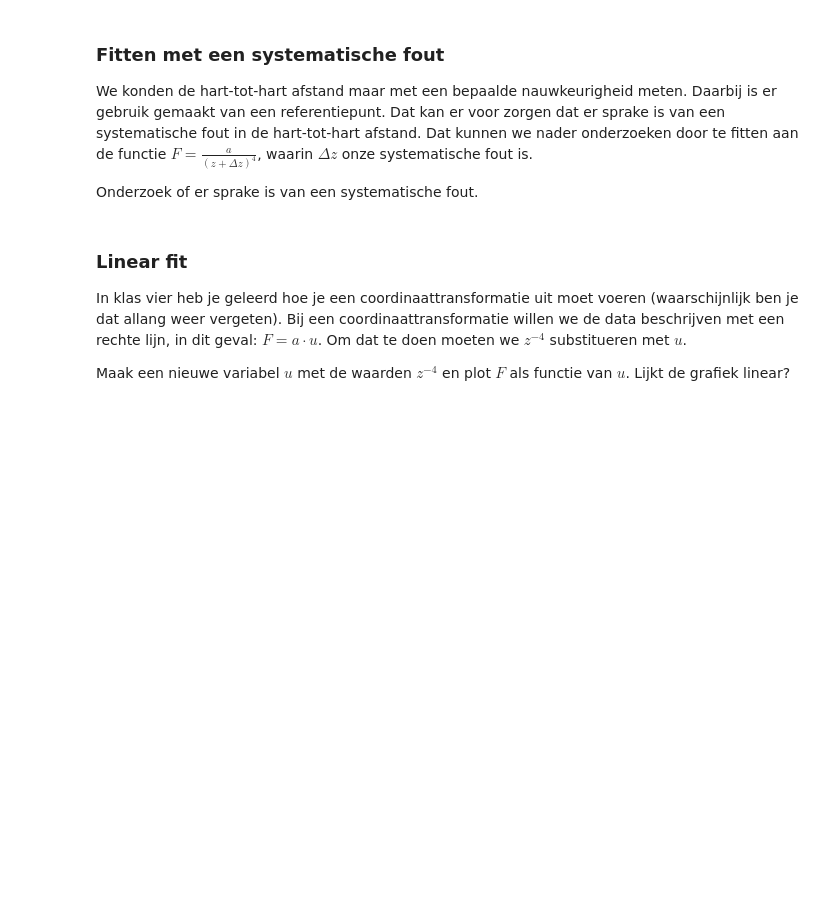
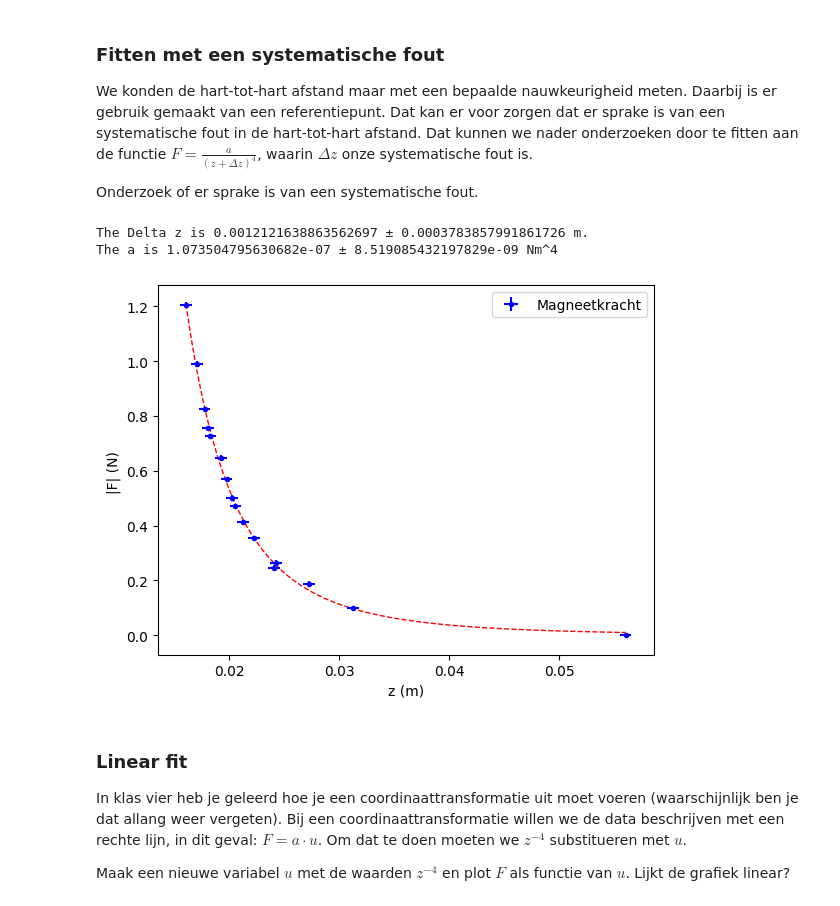
Before and after one commit to Emcrypted-Dev/practicum131023, a Jupyter notebook: IE1_labjournaal_NL.ipynb, the cells around one changed output. Saved outputs shown, nothing was run; the diff lists cells and outputs as text; code cells hidden in the pictures; blank space fills up the shorter version.

```diff
--- a/IE1_labjournaal_NL.ipynb
+++ b/IE1_labjournaal_NL.ipynb
@@ -210,28 +229,32 @@ Onderzoek of er sprake is van een systematische fout.
 # %%
 def funcwitherror(z, dz, a):
     return a / ((z + dz) ** 4)
 
 
 val, cov = curve_fit(funcwitherror, z, F)
 print("The Delta z is", val[0], "\u00B1", np.sqrt(cov[0, 0]), "m.")
 print("The a is", val[1], "\u00B1", np.sqrt(cov[1, 1]), "Nm^4")
 
 plt.figure()
 
 min_value_z = min(z)
 max_value_z = max(z)
 
 x = np.linspace(min_value_z, max_value_z, 1000)
 y = funcwitherror(x, val[0], val[1])
 
 plt.plot(x, y, 'r--', linewidth=1)
 
-plt.xlabel("Heart to heart afstand (m) ->")
-plt.ylabel("|Magneetkracht| (N) ->")
+plt.xlabel("z (m)")
+plt.ylabel("|F| (N) ")
 plt.errorbar(z, F, u_F, u_z, 'b.', label="Magneetkracht")
 plt.legend()
-
+plt.savefig("dZ_met_F_grafiek_errorbar.png", dpi=1200)
 plt.show()
+# %% [output]
+The Delta z is 0.0012121638863562697 ± 0.0003783857991861726 m.
+The a is 1.073504795630682e-07 ± 8.519085432197829e-09 Nm^4
+[figure, added]
 # %% [markdown]
 ### Linear fit
 In klas vier heb je geleerd hoe je een coordinaattransformatie uit moet voeren (waarschijnlijk ben je dat allang weer vergeten). Bij een coordinaattransformatie willen we de data beschrijven met een rechte lijn, in dit geval: $ F = a \cdot u $. Om dat te doen moeten we $ z^{-4} $ substitueren met $ u $.
```
Also changed, not shown: parts of 15 cells of this notebook, 1 other file.
